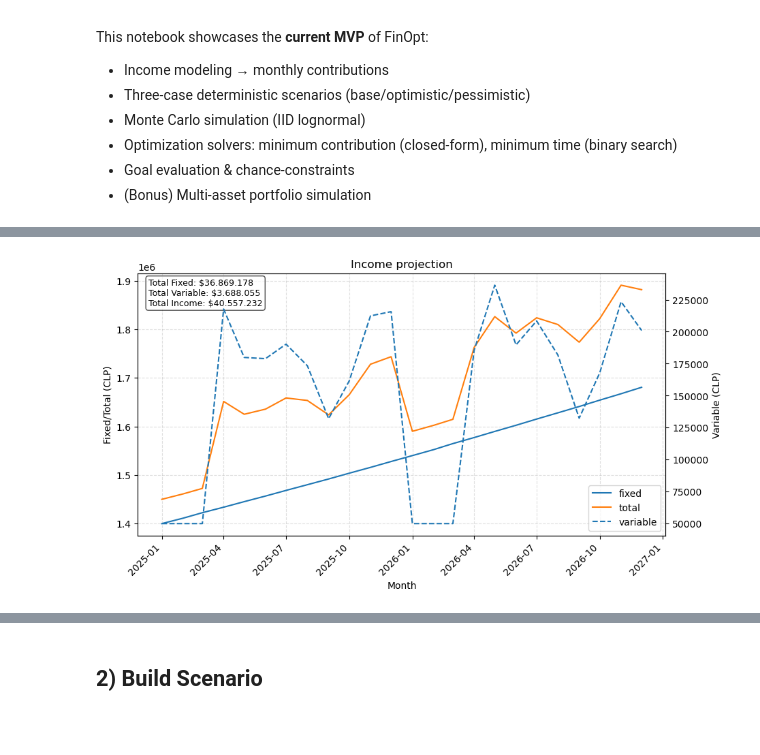
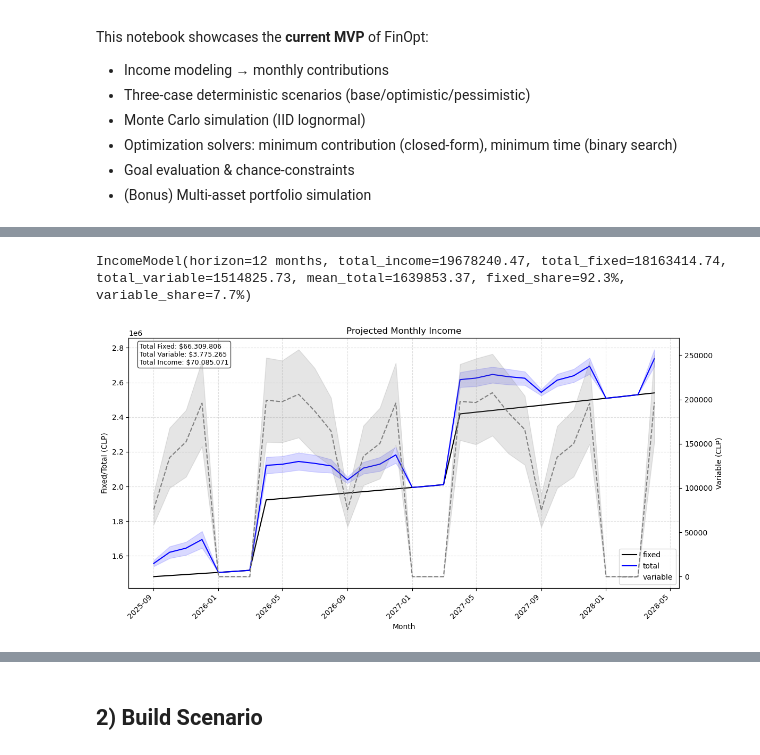
Before and after one commit to mfourier/fin-opt, a Jupyter notebook: notebooks/simulation.ipynb, the cells around one changed output, grey strips where cells are left out. Drawn from its saved outputs; the diff is of its cells as text; code cells hidden in the pictures; blank space fills up the shorter version.

```diff
--- a/notebooks/simulation.ipynb
+++ b/notebooks/simulation.ipynb
@@ -84,11 +127,38 @@ contributions.head()
 Freq: MS, Name: contribution, dtype: float64
+# %%
+income
+# %% [output]
+IncomeModel(horizon=12 months, total_income=19678240.47, total_fixed=18163414.74, total_variable=1514825.73, mean_total=1639853.37, fixed_share=92.3%, variable_share=7.7%)
 # %%
-income.plot(
-    months=24,
-    start=date(2025, 1, 1),
-    kind="lines",
+# ==============================
+# Income Projection Simulation
+# ==============================
+
+from datetime import date
+
+# --- Simulation parameters ---
+months = 32
+start_date = date(2025, 9, 1)  # Projection start date
+
+# Optional: define custom colors for the plot
+plot_colors = {
+    "fixed": "black",
+    "variable": "gray",
+    "total": "blue"
+}
+
+# --- Generate and display the projection plot ---
+fig, ax = income.plot(
+    mode="income",           # Use the wrapper
+    months=months,
+    start=start_date,
     dual_axis=True,
-    title="Income projection",
+    title="Projected Monthly Income",
+    colors=plot_colors,
+    return_fig_ax=True       # Return fig/ax to allow further customization if needed
 )
+
+# Optional: adjust layout for better spacing
+fig.tight_layout()
 # %% [output]
-[figure, old version]
+[figure, new version]
```
Also changed, not shown: parts of 18 cells of this notebook, 1 other file.
